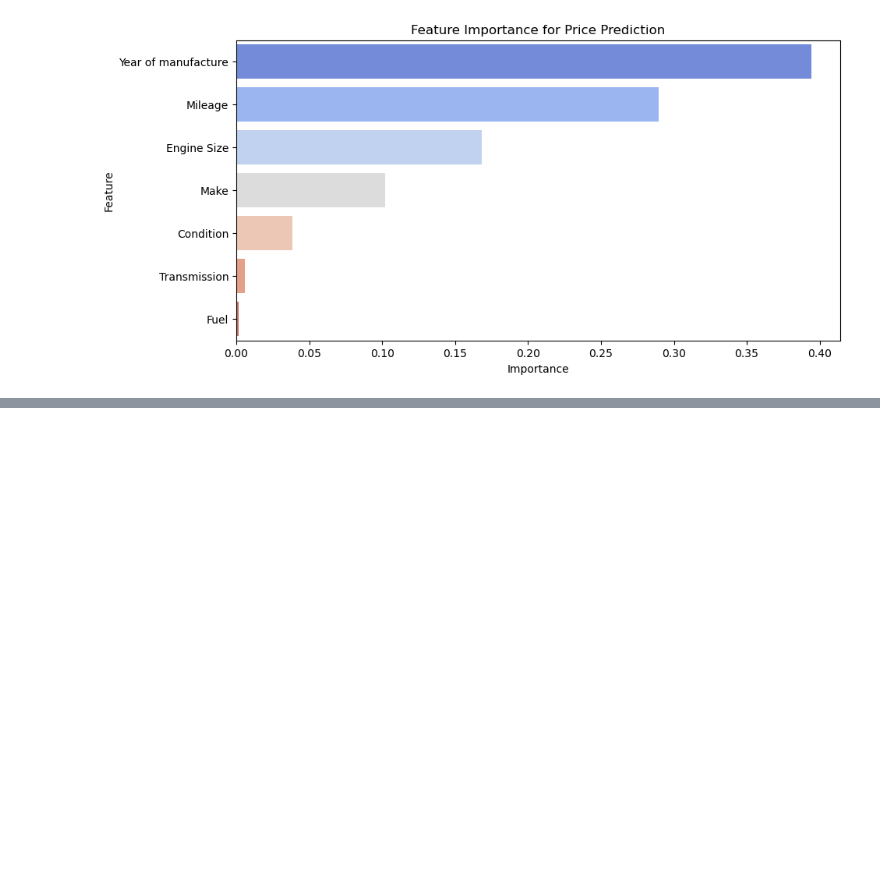
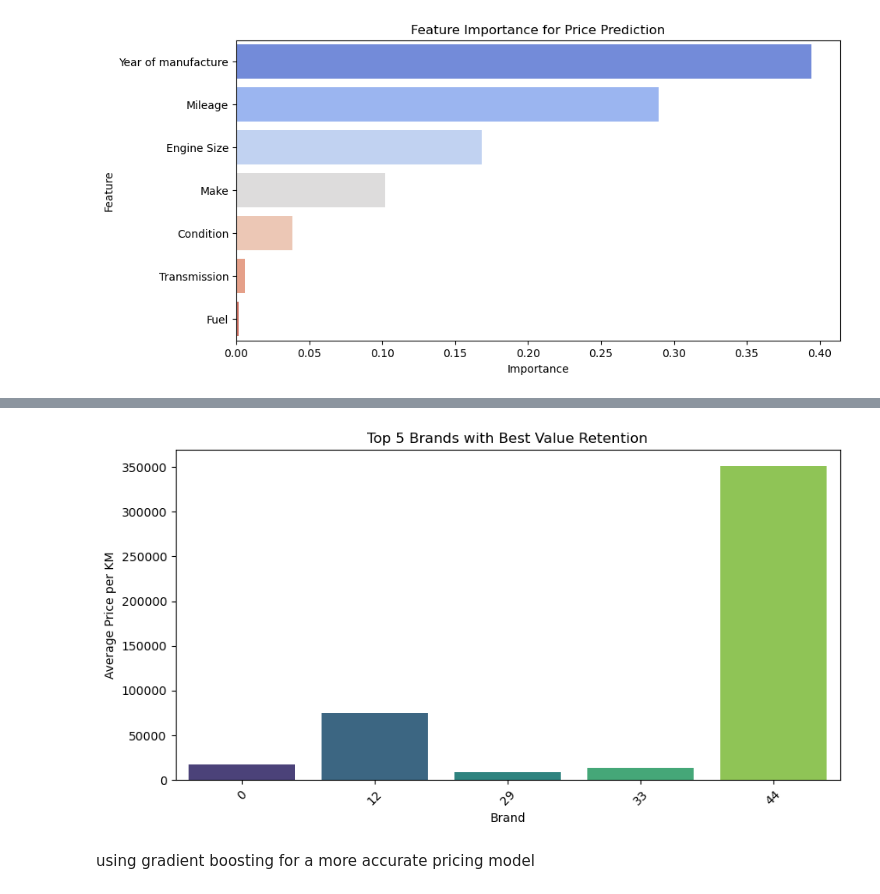
Before and after one commit to Tebrihk/Alpha_motors_dashboard, a Jupyter notebook: Python_Analysis/Alpha_motors.ipynb, the cells around one changed output, grey strips where cells are left out. Drawn from its saved outputs; the diff is of its cells as text; code cells hidden in the pictures; blank space fills up the shorter version.

Commit message:
machine learning model and starting dashboard with streamlit

```diff
--- a/Python_Analysis/Alpha_motors.ipynb
+++ b/Python_Analysis/Alpha_motors.ipynb
@@ -456,0 +459,17 @@ plt.show()
+# %%
+from sklearn.metrics import mean_absolute_error, r2_score
+
+# irrelevant columns have been dropped,price have been converted to numerical value and missing values have also been handled
+
+# Encode categorical variables
+label_encoders = {}
+for col in ['Make', 'Condition', 'Fuel', 'Transmission']:
+    le = LabelEncoder()
+    df[col] = le.fit_transform(df[col])
+    label_encoders[col] = le
+
+# features and target variable are being defined
+features = ['Year of manufacture', 'Mileage', 'Engine Size', 'Make', 'Condition', 'Fuel', 'Transmission']
+X = df[features]
+y = df['Price']
+X_train, X_test, y_train, y_test = train_test_split(X, y, test_size=0.2, random_state=42)
@@ -456,0 +495,6 @@ plt.show()
+# %%
+from datetime import datetime
+current_year = datetime.now().year
+df['Car Age'] = current_year - df['Year of manufacture']
+# instead of using year of manufacturing,we will use car age as a matrix going forward
+df.head()
@@ -456,0 +508,5 @@ plt.show()
+# %%
+df['Mileage'] = df['Mileage'].replace(0, 1)
+df['Price per KM'] = df['Price'] / df['Mileage']
+# add price per milage
+df.head()
@@ -456,0 +520,5 @@ plt.show()
+# %%
+brand_value_retention = df.groupby('Make')['Price per KM'].mean().sort_values(ascending=False)
+top_5_brands = brand_value_retention.head(5)
+# Display the result
+print(top_5_brands)
@@ -456,0 +549,14 @@ plt.show()
+# %%
+plt.figure(figsize=(10, 5))
+sns.barplot(x=top_5_brands.index, y=top_5_brands.values, palette="viridis")
+
+plt.xlabel("Brand")
+plt.ylabel("Average Price per KM")
+plt.title("Top 5 Brands with Best Value Retention")
+plt.xticks(rotation=45)
+
+plt.show()
+# %% [output]
+[figure, added]
+# %% [markdown]
+using gradient boosting for a more accurate pricing model
```
Also changed, not shown: parts of 16 cells of this notebook, 2 other files.
